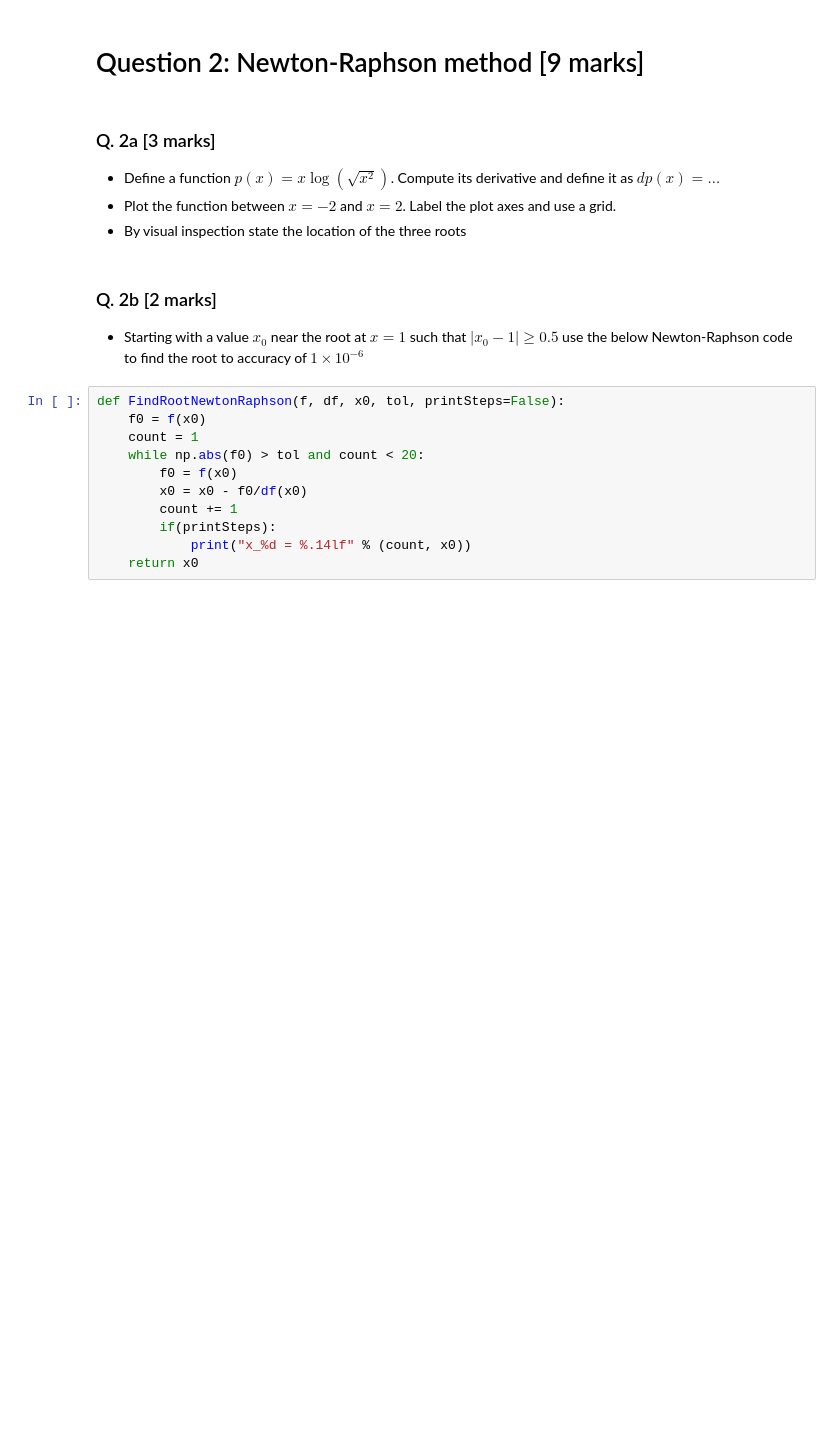
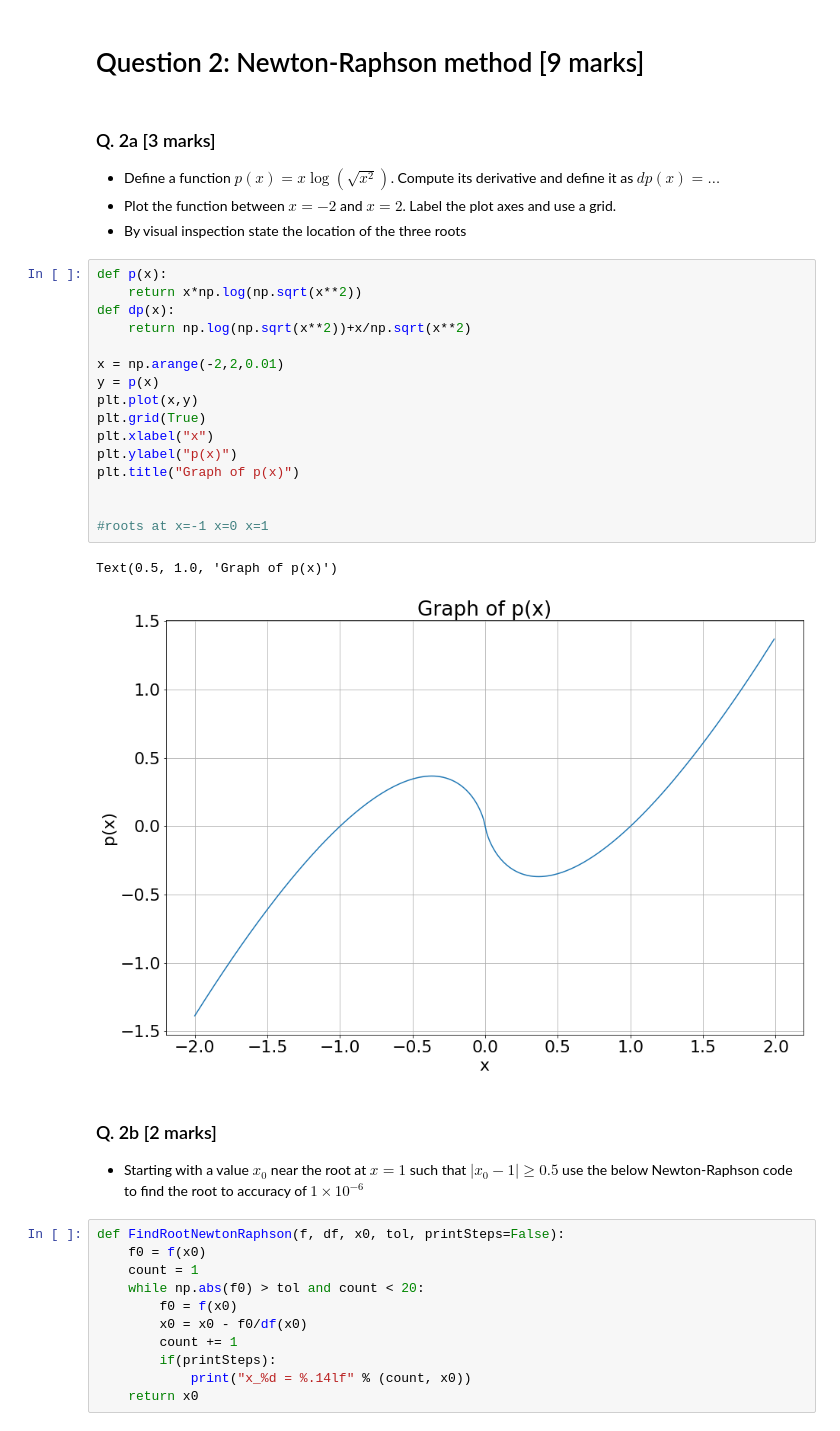
Before and after one commit to odhrandooley/ACM20030-Assignments, a Jupyter notebook: Assignment-2.ipynb, the cells around one changed output. Saved outputs shown, nothing was run; the diff lists cells and outputs as text; blank space fills up the shorter version.

```diff
--- a/Assignment-2.ipynb
+++ b/Assignment-2.ipynb
@@ -130,6 +130,25 @@ FindRootBisectionImproved(f,6,8,1e-12)
  - Define a function $p(x) = x\log(\sqrt{x^2})$. Compute its derivative and define it as $dp(x) = \dots$
  - Plot the function between $x=-2$ and $x=2$. Label the plot axes and use a grid.
  - By visual inspection state the location of the three roots
+# %%
+def p(x):
+    return x*np.log(np.sqrt(x**2))
+def dp(x):
+    return np.log(np.sqrt(x**2))+x/np.sqrt(x**2)
+
+x = np.arange(-2,2,0.01)
+y = p(x)
+plt.plot(x,y)
+plt.grid(True)
+plt.xlabel("x")
+plt.ylabel("p(x)")
+plt.title("Graph of p(x)")
+
+
+#roots at x=-1 x=0 x=1
+# %% [output]
+Text(0.5, 1.0, 'Graph of p(x)')
+[figure, added]
 # %% [markdown]
 ### Q. 2b [2 marks]
  - Starting with a value $x_0$ near the root at $x=1$ such that $|x_0-1| \ge 0.5$ use the below Newton-Raphson code to find the root to accuracy of $1\times10^{-6}$
```
Also changed, not shown: parts of 6 cells of this notebook.
